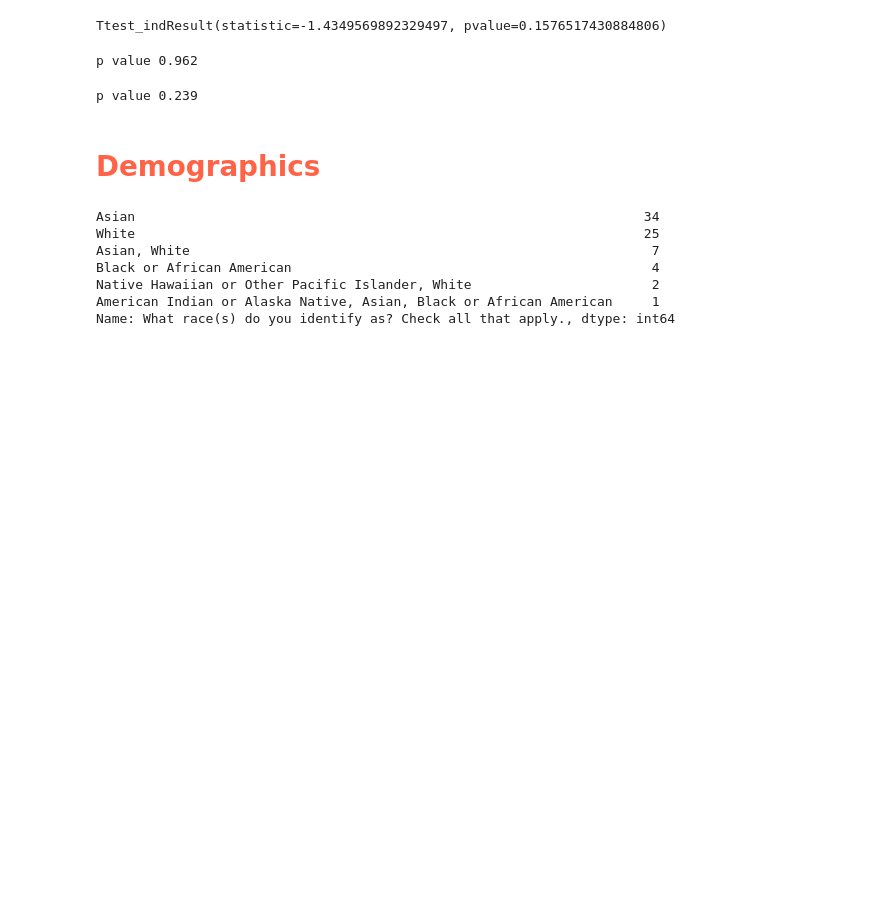
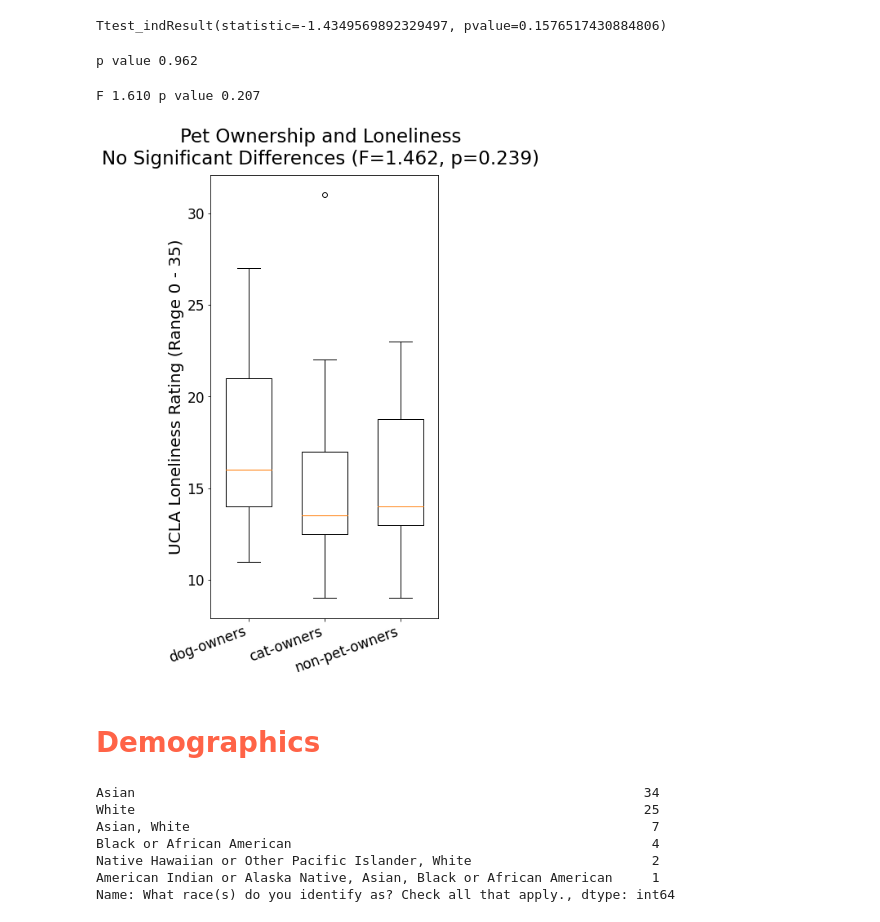
Before and after one commit to vrishabcommuri/SPRM, a Jupyter notebook: sprm_data_analysis.ipynb, the cells around one changed output. Cells and saved outputs as stored; diff of their text form; code cells hidden in the pictures; blank space fills up the shorter version.

```diff
--- a/sprm_data_analysis.ipynb
+++ b/sprm_data_analysis.ipynb
@@ -293,7 +317,7 @@ p value 0.962
 dogs = df['What pet(s) do you have? Check all that apply.'].str.contains("Dog").fillna(False)
 cats = df['What pet(s) do you have? Check all that apply.'].str.contains("Cat").fillna(False)
 other = df['What pet(s) do you have? Check all that apply.'].fillna("None")
-other = other[~other.str.contains("Dog|Cat")]
+other = other[other.str.contains("None")]
 
 doggroup = df[dogs & ~cats]
 catgroup = df[cats]
@@ -304,9 +328,20 @@ catgroup_loneliness = loneliness_score[loneliness_score.index.isin(catgroup.inde
 othergroup_loneliness = loneliness_score[loneliness_score.index.isin(othergroup.index)]
 
 F, p = stats.f_oneway(doggroup_loneliness, catgroup_loneliness, othergroup_loneliness)
-print(f"p value {p:.3f}")
+print(f"F {F:.3f} p value {p:.3f}")
 # %% [output]
-p value 0.239
+F 1.610 p value 0.207
+# %%
+plt.figure(figsize=(5,10))
+plt.boxplot([doggroup_loneliness, catgroup_loneliness, othergroup_loneliness],
+            labels=["dog-owners", "cat-owners", "non-pet-owners"], widths=[0.6, 0.6, 0.6])
+plt.xticks(fontsize=17, rotation=20, ha='right')
+plt.yticks(fontsize=17)
+plt.ylabel("UCLA Loneliness Rating (Range 0 - 35)", fontsize=20)
+plt.suptitle("Pet Ownership and Loneliness\nNo Significant Differences (F=1.462, p=0.239)", fontsize=23, y=0.96)
+plt.show()
+# %% [output]
+[figure, added]
 # %% [markdown]
 # <span style="color:tomato"> Demographics </span>
 # %%
```
Also changed, not shown: parts of 14 cells of this notebook.
